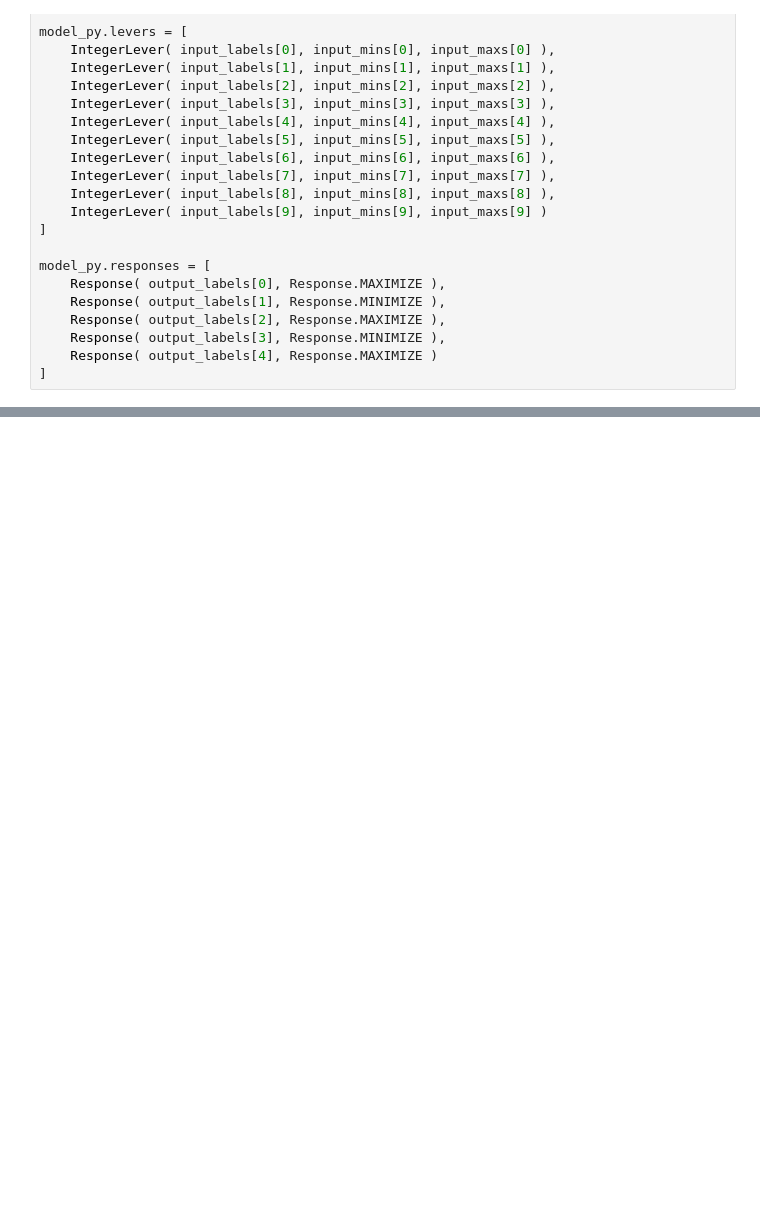
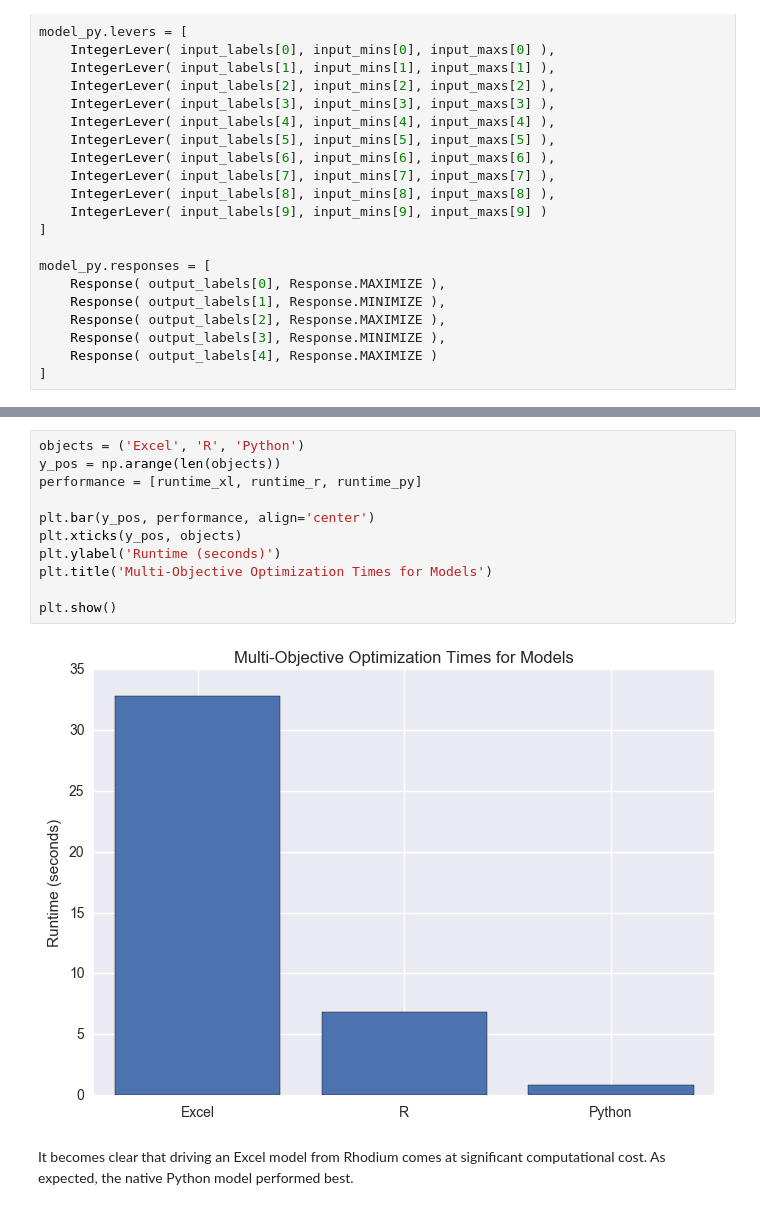
Before and after one commit to saschaishikawa/rdm-simple-model, a Jupyter notebook: SimpleModelDemo.ipynb, the cells around one changed output, grey strips where cells are left out. Cells and saved outputs as stored; diff of their text form; blank space fills up the shorter version.

```diff
--- a/SimpleModelDemo.ipynb
+++ b/SimpleModelDemo.ipynb
@@ -379,0 +487,15 @@ In some of these cases, the model may lend itself to reading and writing data to
+# %%
+objects = ('Excel', 'R', 'Python')
+y_pos = np.arange(len(objects))
+performance = [runtime_xl, runtime_r, runtime_py]
+
+plt.bar(y_pos, performance, align='center')
+plt.xticks(y_pos, objects)
+plt.ylabel('Runtime (seconds)')
+plt.title('Multi-Objective Optimization Times for Models')
+
+plt.show()
+# %% [output]
+[figure, added]
+# %% [markdown]
+It becomes clear that driving an Excel model from Rhodium comes at significant computational cost. As expected, the native Python model performed best.
```
Also changed, not shown: parts of 84 cells of this notebook, 6 other files.
